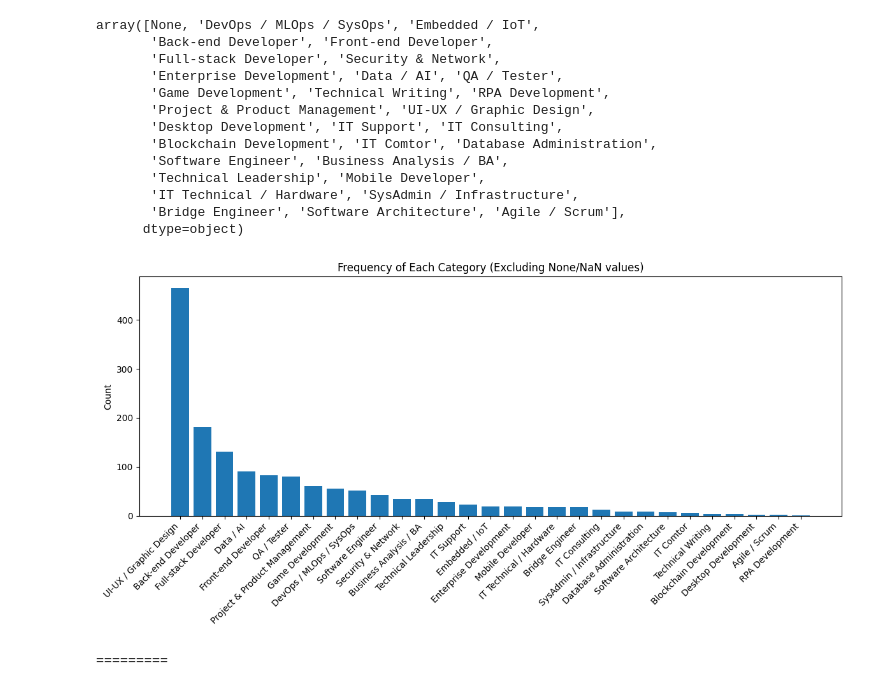
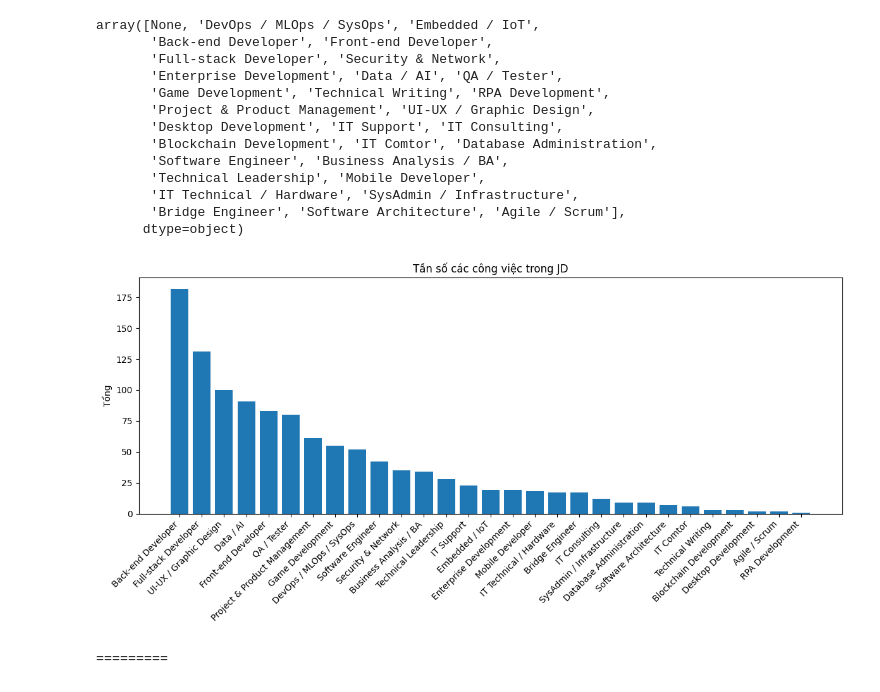
Before and after one commit to KAkhoa12/crawn_data_it, a Jupyter notebook: progress/ipynb/progess_data_JD.ipynb, the cells around one changed output. Drawn from its saved outputs; the diff is of its cells as text; code cells hidden in the pictures.

```diff
--- a/progress/ipynb/progess_data_JD.ipynb
+++ b/progress/ipynb/progess_data_JD.ipynb
@@ -640,26 +657,27 @@ array([None, 'DevOps / MLOps / SysOps', 'Embedded / IoT',
        'Bridge Engineer', 'Software Architecture', 'Agile / Scrum'],
       dtype=object)
 # %%
-import pandas as pd
-import matplotlib.pyplot as plt
-
-# Loại bỏ các dòng có giá trị None/NaN trong cột 'category'
 df_filtered = df.dropna(subset=['category'])
 
-# Tính toán tần suất chỉ trên các dòng có giá trị hợp lệ
-freq = df_filtered['category'].value_counts().rename_axis('Category').reset_index(name='Count')
+# Bước 2: Tách riêng 'UI‑UX / Graphic Design' và giới hạn 150 dòng
+ui_ux_mask = df_filtered['category'] == 'UI‑UX / Graphic Design'  # Kiểm tra lại dấu gạch ngang!
+df_ui_ux = df_filtered[ui_ux_mask].head(100)
 
+# Bước 3: Lấy tất cả các categories KHÁC (không phải UI‑UX)
+df_other_categories = df_filtered[~ui_ux_mask]
+df_final = pd.concat([df_ui_ux, df_other_categories])
+# Vẽ biểu đồ cho tất cả categories (nhưng UI-UX chỉ có tối đa 150 dòng)
+freq = df_final['category'].value_counts().rename_axis('Category').reset_index(name='Count')
 
-# Tạo biểu đồ cột
 plt.figure(figsize=(12, 6))
 plt.bar(freq['Category'], freq['Count'])
 plt.xticks(rotation=45, ha='right')
-plt.ylabel('Count')
-plt.title('Frequency of Each Category (Excluding None/NaN values)')
+plt.ylabel('Tổng')
+plt.title('Tần số các công việc trong JD')
 plt.tight_layout()
 plt.show()
 # %% [output]
-[figure, old version]
+[figure, new version]
 # %% [markdown]
 =========
 # %%
```
Also changed, not shown: parts of 4 cells of this notebook, 15 other files.
